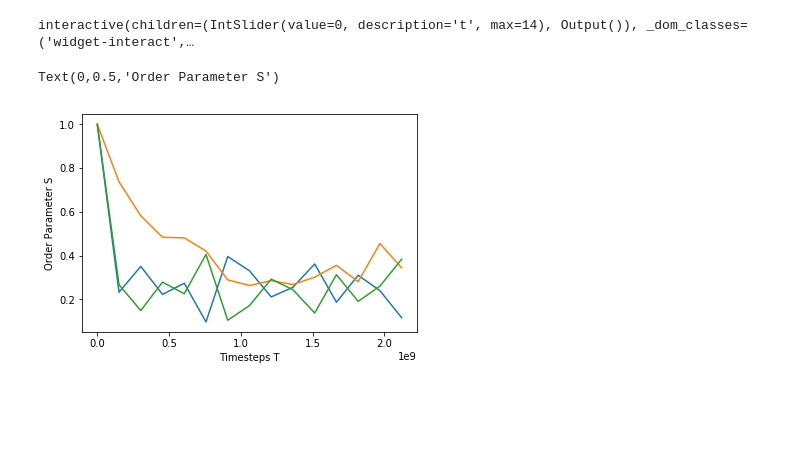
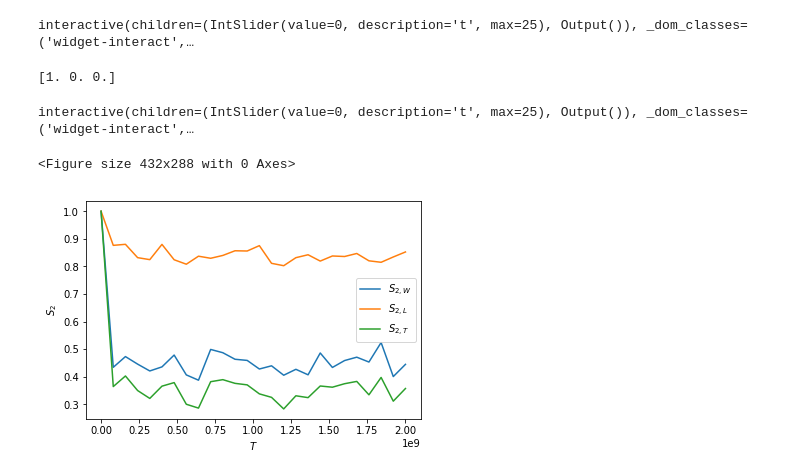
Before and after one commit to ocatias/LCMC_Sim, a Jupyter notebook: SingleSimulationStatistics.ipynb, the cells around one changed output. Cells and saved outputs as stored; diff of their text form; code cells hidden in the pictures; blank space fills up the shorter version.

Commit message:
Small number changes and changes in order of HPB dimensions

```diff
--- a/SingleSimulationStatistics.ipynb
+++ b/SingleSimulationStatistics.ipynb
@@ -3,8 +3,8 @@ import matplotlib.pyplot as plt
 import numpy as np
 from ipywidgets import interactive
 # %%
-file_path = 'Output/petri1l2.txt'
-nr_bins = 150
+file_path = 'Output/rod2d25.txt'
+nr_bins = 30
 axis = 0
 # %%
 file = open(file_path)
@@ -15,6 +15,8 @@ Timesteps = int((len(lines)-1)/N)
 positions1 = list()
 positions2 = list()
 positions3 = list()
+
+posititionsVec = list()
 
 S1 = list()
 S2 = list()
@@ -26,6 +28,7 @@ for t in range(0, Timesteps):
     centerPosition1 = list()
     centerPosition2 = list()
     centerPosition3 = list()
+    centerVec = list()
 
     for i in range(0, N):
 
@@ -37,7 +40,7 @@ for t in range(0, Timesteps):
         centerPosition1.append(float(elements[0]))
         centerPosition2.append(float(elements[1]))
         centerPosition3.append(float(elements[2]))
-
+        centerVec.append(np.array([float(elements[0]),float(elements[1]),float(elements[2])]))
 
     #FIND S
     line = lines[1 + (N+1)*t]
@@ -52,6 +55,7 @@ for t in range(0, Timesteps):
     positions1.append(centerPosition1);
     positions2.append(centerPosition2);
     positions3.append(centerPosition3);
+    posititionsVec.append(centerVec)
 # %%
 #for t in range(0,Timesteps):
 #    n, bins, patches = plt.hist(positions[t],nr_bins, density=False)
@@ -76,14 +80,48 @@ def f(t=0):
 interactive_plot = interactive(f, t=(0, Timesteps-1))
 interactive_plot
 # %% [output]
-interactive(children=(IntSlider(value=0, description='t', max=14), Output()), _dom_classes=('widget-interact',…
+interactive(children=(IntSlider(value=0, description='t', max=25), Output()), _dom_classes=('widget-interact',…
+# %%
+single_axis = np.array([1,0,0])
+single_axis = single_axis/np.linalg.norm(single_axis)
+position_projections = list()
+for i in posititionsVec:
+    asd = list()
+    for j in i:
+        asd.append(np.dot(single_axis, j))
+    position_projections.append(asd)
+
+
+print(single_axis)
+
+
+
+plt.savefig('rotations1.pdf')
+
+def f2(t=0):
+    n, bins, patches = plt.hist(position_projections[t],nr_bins, density=False)
+    plt.xlabel('Position Of Center')
+    plt.ylabel('Number Of HPBs')
+    plt.show()
+
+interactive_plot = interactive(f2, t=(0, Timesteps-1))
+interactive_plot
+# %% [output]
+[1. 0. 0.]
+interactive(children=(IntSlider(value=0, description='t', max=25), Output()), _dom_classes=('widget-interact',…
+<Figure size 432x288 with 0 Axes>
 # %%
 plt.plot(T, S1)
 plt.plot(T, S2)
 plt.plot(T, S3)
 
-plt.xlabel('Timesteps T')
-plt.ylabel('Order Parameter S')
+
+plt.ylabel("$S_2$")
+plt.xlabel("$T$")
+
+plt.legend(['$S_{2,W}$', '$S_{2,L}$', '$S_{2,T}$'])
+
+
+plt.savefig('sphere_equilibrium_timesteps.pdf')
 # %% [output]
-Text(0,0.5,'Order Parameter S')
-[figure, old version]
+[figure, new version]
```
Also changed, not shown: parts of 1 cell of this notebook, 7 other files.
